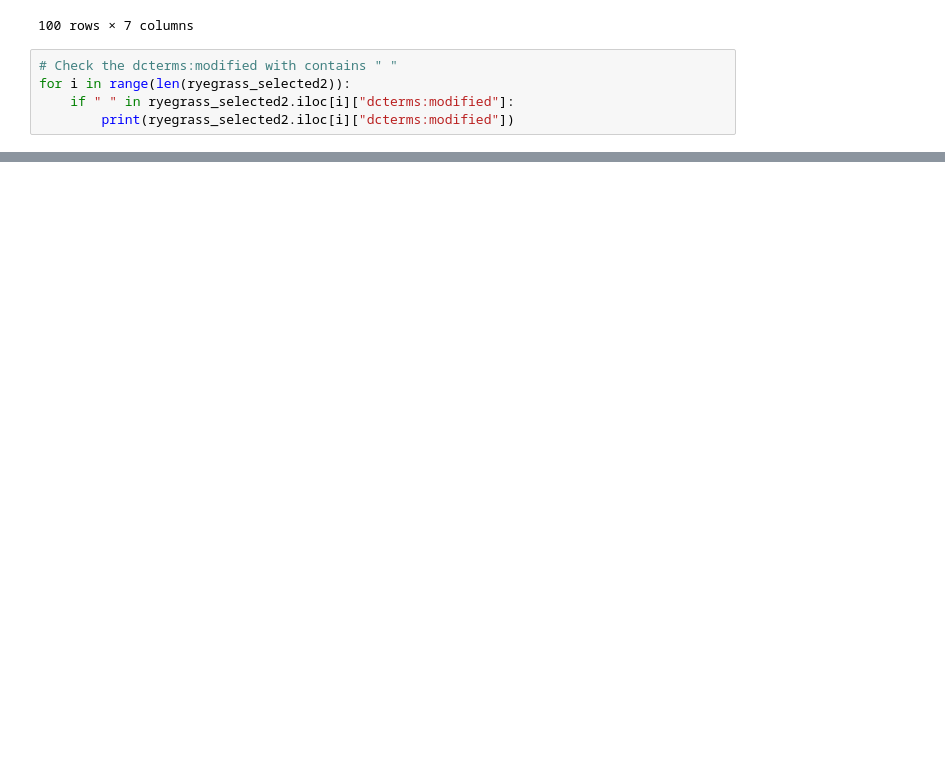
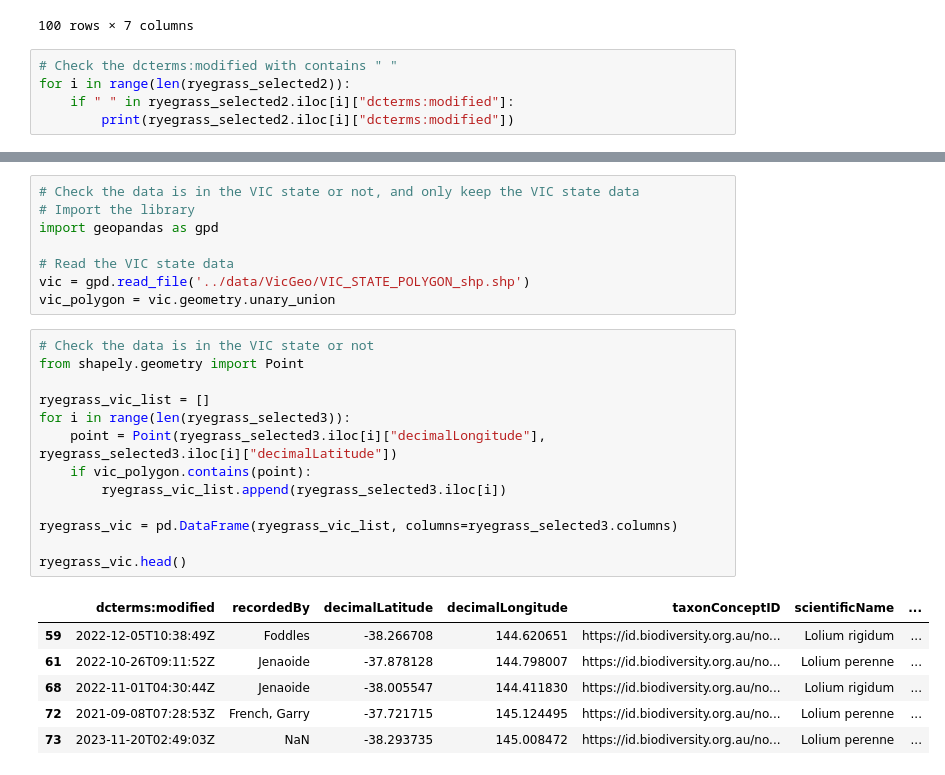
Before and after one commit to flashbird233/Ryegrass, a Jupyter notebook: notebooks/ryegrass_cleaning.ipynb, the cells around one changed output, grey strips where cells are left out. Cells and saved outputs as stored; diff of their text form; blank space fills up the shorter version.

Commit message:
Recleaned the ryegrass records data, because the geo check for each searching is time consuming fo django beckend.

```diff
--- a/notebooks/ryegrass_cleaning.ipynb
+++ b/notebooks/ryegrass_cleaning.ipynb
@@ -77,3 +89,31 @@ ryegrass_selected3.head()
 | 2 | 2020-02-13T00:00:00Z | de Salas, M.F. | -42.549417 | 147.932222 | https://id.biodiversity.org.au/ta... | Lolium arundinaceum | ... |
 | 3 | 2019-02-13T00:00:00Z | Buchanan, A.M. | -42.847507 | 147.323817 | https://id.biodiversity.org.au/ta... | Lolium | ... |
 | 4 | 2022-03-25T00:00:00Z | Leitch, E. | Potter, T. | Starkey... | -42.052067 | 147.416808 | https://id.biodiversity.org.au/no... | Lolium perenne | ... |
+# %%
+# Check the data is in the VIC state or not, and only keep the VIC state data
+# Import the library
+import geopandas as gpd
+
+# Read the VIC state data
+vic = gpd.read_file('../data/VicGeo/VIC_STATE_POLYGON_shp.shp')
+vic_polygon = vic.geometry.unary_union
+# %%
+# Check the data is in the VIC state or not
+from shapely.geometry import Point
+
+ryegrass_vic_list = []
+for i in range(len(ryegrass_selected3)):
+    point = Point(ryegrass_selected3.iloc[i]["decimalLongitude"], ryegrass_selected3.iloc[i]["decimalLatitude"])
+    if vic_polygon.contains(point):
+        ryegrass_vic_list.append(ryegrass_selected3.iloc[i])
+
+ryegrass_vic = pd.DataFrame(ryegrass_vic_list, columns=ryegrass_selected3.columns)
+
+ryegrass_vic.head()
+# %% [output]
+|  | dcterms:modified | recordedBy | decimalLatitude | decimalLongitude | taxonConceptID | scientificName | ... |
+| 59 | 2022-12-05T10:38:49Z | Foddles | -38.266708 | 144.620651 | https://id.biodiversity.org.au/no... | Lolium rigidum | ... |
+| 61 | 2022-10-26T09:11:52Z | Jenaoide | -37.878128 | 144.798007 | https://id.biodiversity.org.au/no... | Lolium perenne | ... |
+| 68 | 2022-11-01T04:30:44Z | Jenaoide | -38.005547 | 144.411830 | https://id.biodiversity.org.au/no... | Lolium rigidum | ... |
+| 72 | 2021-09-08T07:28:53Z | French, Garry | -37.721715 | 145.124495 | https://id.biodiversity.org.au/no... | Lolium perenne | ... |
+| 73 | 2023-11-20T02:49:03Z | NaN | -38.293735 | 145.008472 | https://id.biodiversity.org.au/no... | Lolium perenne | ... |
```
Also changed, not shown: parts of 3 cells of this notebook, 8 other files.
